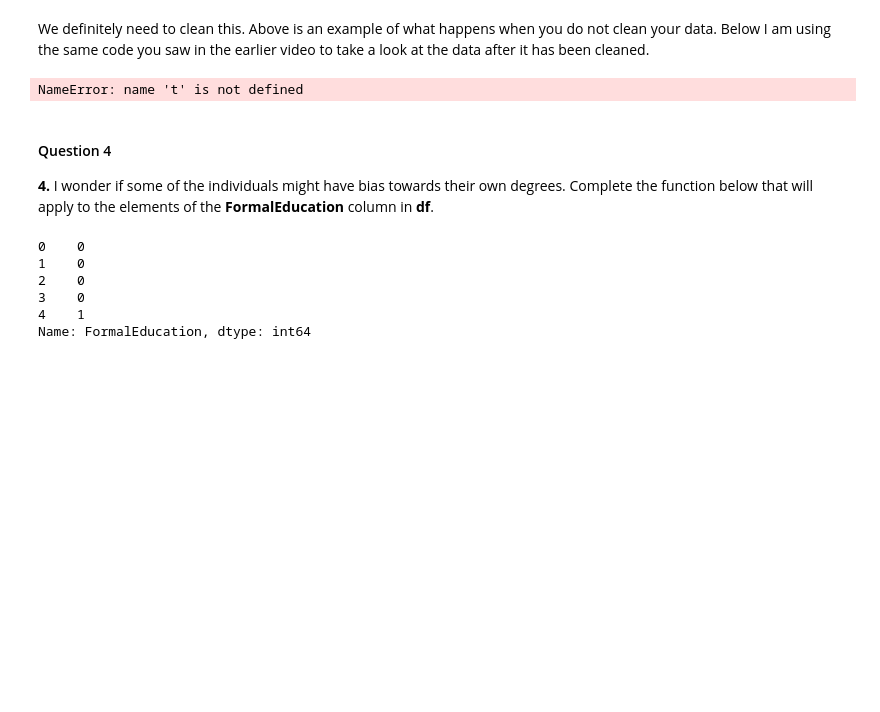
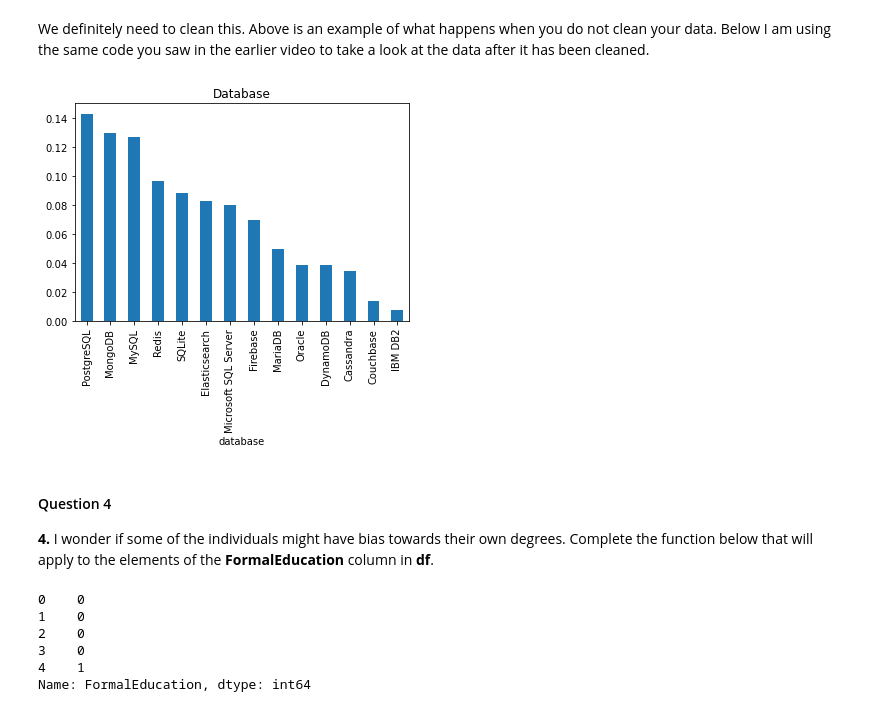
Before and after one commit to jessicayan12/Developer_Survey, a Jupyter notebook: developer_survey2020_explore.ipynb, the cells around one changed output. Cells and saved outputs as stored; diff of their text form; code cells hidden in the pictures; blank space fills up the shorter version.

```diff
--- a/developer_survey2020_explore.ipynb
+++ b/developer_survey2020_explore.ipynb
@@ -92,40 +139,65 @@ plt.title("Age 1st Code");
 # %% [markdown]
 We definitely need to clean this.  Above is an example of what happens when you do not clean your data. Below I am using the same code you saw in the earlier video to take a look at the data after it has been cleaned.
 # %%
+from collections import defaultdict
 
-possible_vals = ["Take online courses", "Buy books and work through the exercises",
-                 "None of these", "Part-time/evening courses", "Return to college",
-                 "Contribute to open source", "Conferences/meet-ups", "Bootcamp",
-                 "Get a job as a QA tester", "Participate in online coding competitions",
-                 "Master's degree", "Participate in hackathons", "Other"]
+database_vals = ["Cassandra", "Couchbase","DynamoDB", "Elasticsearch", "Firebase",
+                 "IBM DB2", "MariaDB", "Microsoft SQL Server","MongoDB", "MySQL",
+                 "Oracle", "PostgreSQL", "Redis","SQLite"]
 
-def clean_and_plot(df, title='Method of Educating Suggested', plot=True):
+def total_count(df, col1, col2, look_for):
+    '''
+    INPUT:
+    df - the pandas dataframe you want to search
+    col1 - the column name you want to look through
+    col2 - the column you want to count values from
+    look_for - a list of strings you want to search for in each row of df[col]
+
+    OUTPUT:
+    new_df - a dataframe of each look_for with the count of how often it shows up
+    '''
+    new_df = defaultdict(int)
+    #loop through list of ed types
+    for val in look_for:
+        #loop through rows
+        for idx in range(df.shape[0]):
+            #if the ed type is in the row add 1
+            if val in df[col1][idx]:
+                new_df[val] += int(df[col2][idx])
+    new_df = pd.DataFrame(pd.Series(new_df)).reset_index()
+    new_df.columns = [col1, col2]
+    new_df.sort_values('count', ascending=False, inplace=True)
+    return new_df
+
+
+def clean_and_plot(df,col,possible_vals,title,plot=True):
     '''
     INPUT
-        df - a dataframe holding the CousinEducation column
+        df - a dataframe
+        col - the column to plot
         title - string the title of your plot
         axis - axis object
         plot - bool providing whether or not you want a plot back
 
     OUTPUT
         study_df - a dataframe with the count of how many individuals
-        Displays a plot of pretty things related to the CousinEducation column.
+        Displays a plot of pretty things related to the column.
     '''
-    study = df['Age1stCode'].value_counts().reset_index()
-    study.rename(columns={'index': 'method', 'Age1stCode': 'count'}, inplace=True)
-    study_df = t.total_count(study, 'method', 'count', possible_vals)
+    study = df[col].value_counts().reset_index()
+    study.rename(columns={'index': 'database', col: 'count'}, inplace=True)
+    study_df = total_count(study, 'database', 'count', possible_vals)
 
-    study_df.set_index('method', inplace=True)
+    study_df.set_index('database', inplace=True)
     if plot:
         (study_df/study_df.sum()).plot(kind='bar', legend=None);
         plt.title(title);
         plt.show()
     props_study_df = study_df/study_df.sum()
     return props_study_df
 
-props_df = clean_and_plot(df)
+props_df = clean_and_plot(df,'DatabaseDesireNextYear',database_vals,'Database')
 # %% [output]
-NameError: name 't' is not defined
+[figure, added]
 # %% [markdown]
 #### Question 4
 
```
Also changed, not shown: parts of 14 cells of this notebook, 1 other file.
